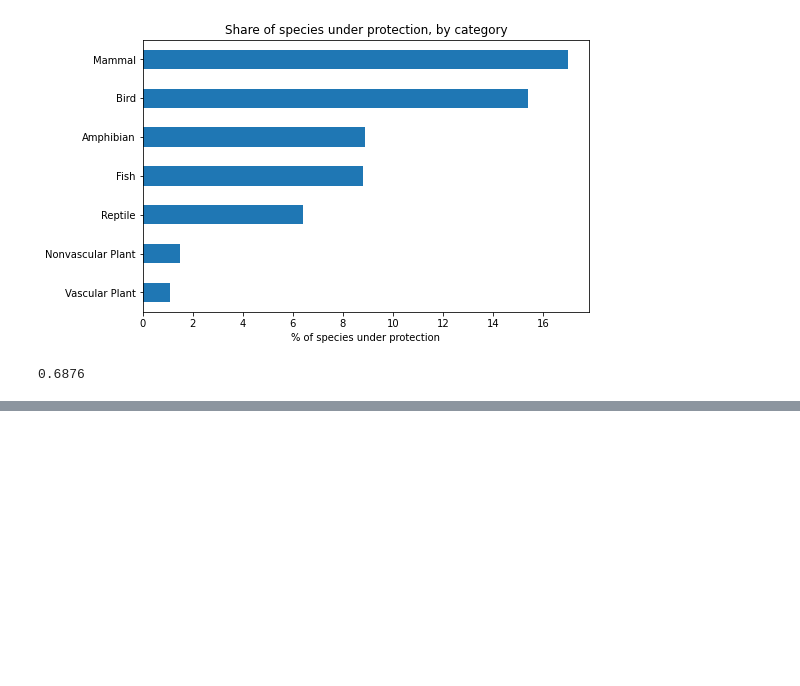
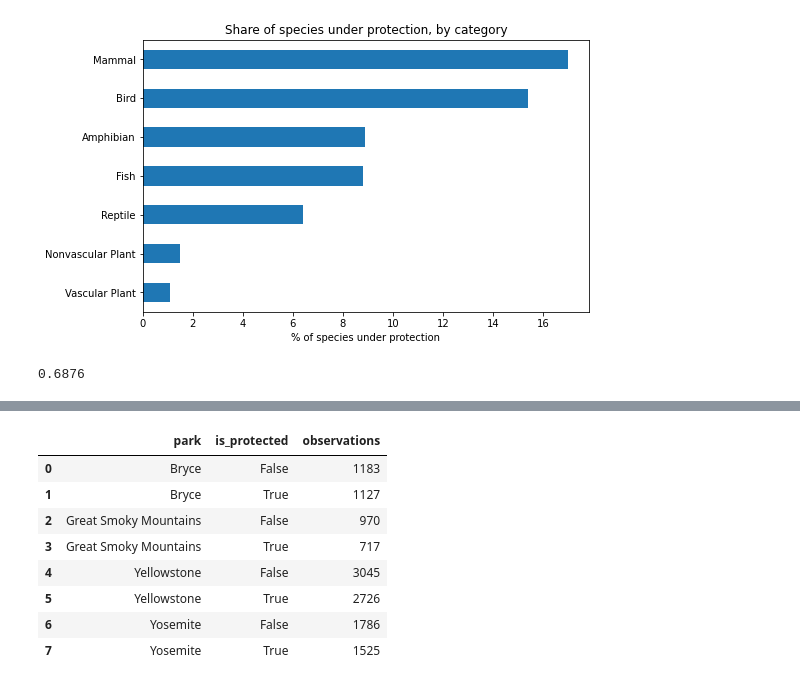
Before and after one commit to SantiagoMoralesU/biodiversity_project, a Jupyter notebook: biodiversity.ipynb, the cells around one changed output, grey strips where cells are left out. Drawn from its saved outputs; the diff is of its cells as text; code cells hidden in the pictures; blank space fills up the shorter version.

```diff
--- a/biodiversity.ipynb
+++ b/biodiversity.ipynb
@@ -250,0 +289,14 @@ compare("Mammal", "Bird")
+# %%
+bat_obs = observations.merge(bats[["scientific_name", "is_protected"]], on="scientific_name")
+bats_by_park = bat_obs.groupby(["park", "is_protected"], as_index=False).observations.sum()
+bats_by_park
+# %% [output]
+|  | park | is_protected | observations |
+| 0 | Bryce | False | 1183 |
+| 1 | Bryce | True | 1127 |
+| 2 | Great Smoky Mountains | False | 970 |
+| 3 | Great Smoky Mountains | True | 717 |
+| 4 | Yellowstone | False | 3045 |
+| 5 | Yellowstone | True | 2726 |
+| 6 | Yosemite | False | 1786 |
+| 7 | Yosemite | True | 1525 |
```
Also changed, not shown: parts of 10 cells of this notebook.
